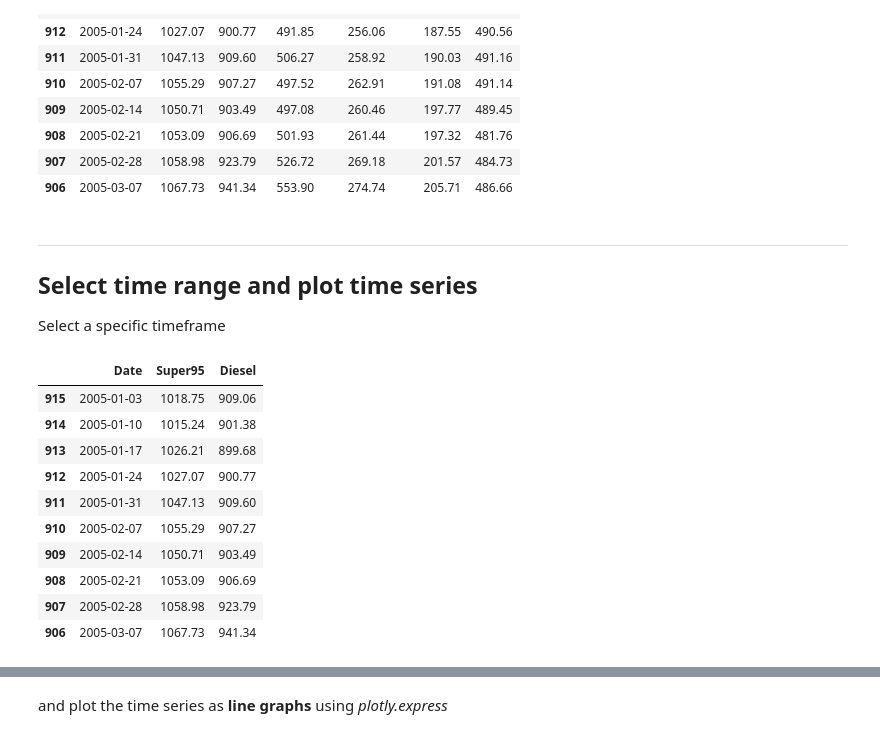
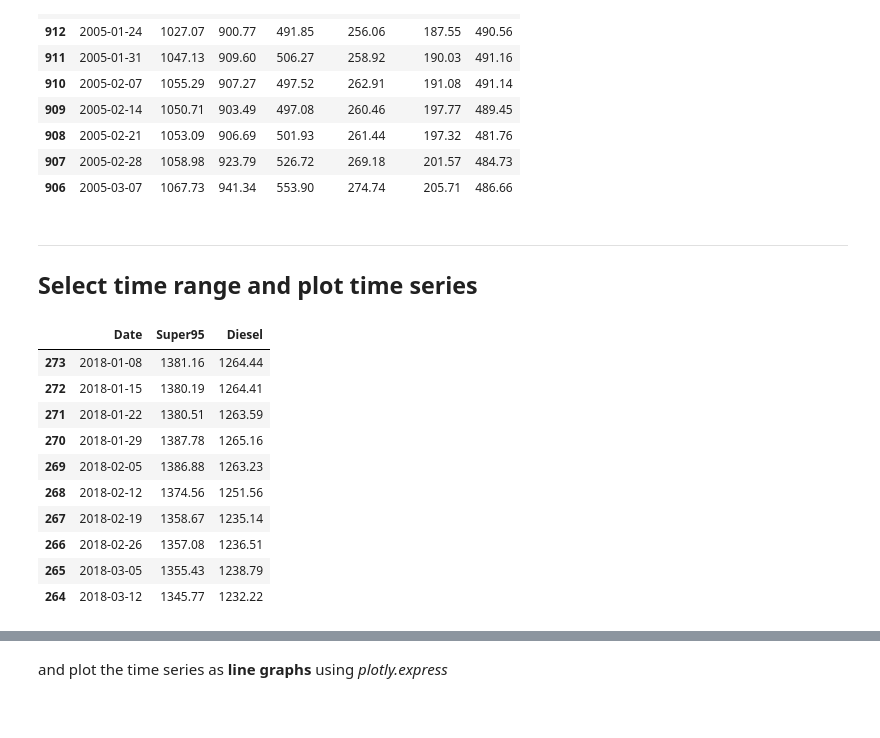
Before and after one commit to sawubona-repo/PRIVAT, a Jupyter notebook: Oil-Price-Timeseries/Python_OIL_PRICE_TIMESERIES_v1.ipynb, the cells around one changed output, grey strips where cells are left out. Drawn from its saved outputs; the diff is of its cells as text; code cells hidden in the pictures.

```diff
--- a/Oil-Price-Timeseries/Python_OIL_PRICE_TIMESERIES_v1.ipynb
+++ b/Oil-Price-Timeseries/Python_OIL_PRICE_TIMESERIES_v1.ipynb
@@ -107,24 +107,25 @@ data.head(10)
 # %% [markdown]
 ---
 ## Select time range and plot time series
-Select a specific timeframe
 # %%
-# dataS= data[(data['Date'] > "2019-01-01") & (data['Date'] < "2023-01-01")]
+# select a specific timeframe/period
+dataS= data[(data['Date'] > "2018-01-01") & (data['Date'] < "2023-01-01")]
+
 # dataS= data[(data['Date'] > "2018-01-01")]
 # %%
 # select selected variables
-dataX = data
-dataX = data[['Date', 'Super95','Diesel']]
+dataX = dataS
+dataX = dataS[['Date', 'Super95','Diesel']]
 dataX.head(10)
 # %% [output]
 |  | Date | Super95 | Diesel |
-| 915 | 2005-01-03 | 1018.75 | 909.06 |
-| 914 | 2005-01-10 | 1015.24 | 901.38 |
-| 913 | 2005-01-17 | 1026.21 | 899.68 |
-| 912 | 2005-01-24 | 1027.07 | 900.77 |
-| 911 | 2005-01-31 | 1047.13 | 909.60 |
-| 910 | 2005-02-07 | 1055.29 | 907.27 |
-| 909 | 2005-02-14 | 1050.71 | 903.49 |
-| 908 | 2005-02-21 | 1053.09 | 906.69 |
-| 907 | 2005-02-28 | 1058.98 | 923.79 |
-| 906 | 2005-03-07 | 1067.73 | 941.34 |
+| 273 | 2018-01-08 | 1381.16 | 1264.44 |
+| 272 | 2018-01-15 | 1380.19 | 1264.41 |
+| 271 | 2018-01-22 | 1380.51 | 1263.59 |
+| 270 | 2018-01-29 | 1387.78 | 1265.16 |
+| 269 | 2018-02-05 | 1386.88 | 1263.23 |
+| 268 | 2018-02-12 | 1374.56 | 1251.56 |
+| 267 | 2018-02-19 | 1358.67 | 1235.14 |
+| 266 | 2018-02-26 | 1357.08 | 1236.51 |
+| 265 | 2018-03-05 | 1355.43 | 1238.79 |
+| 264 | 2018-03-12 | 1345.77 | 1232.22 |
```
Also changed, not shown: parts of 53 cells of this notebook, 1 other file.
